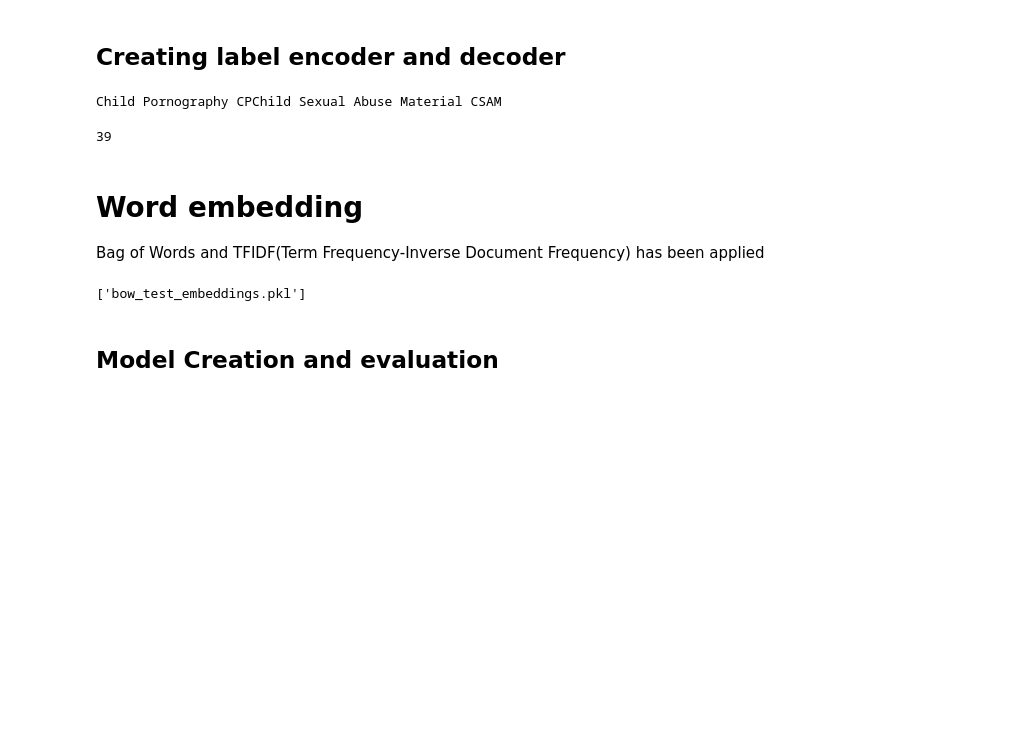
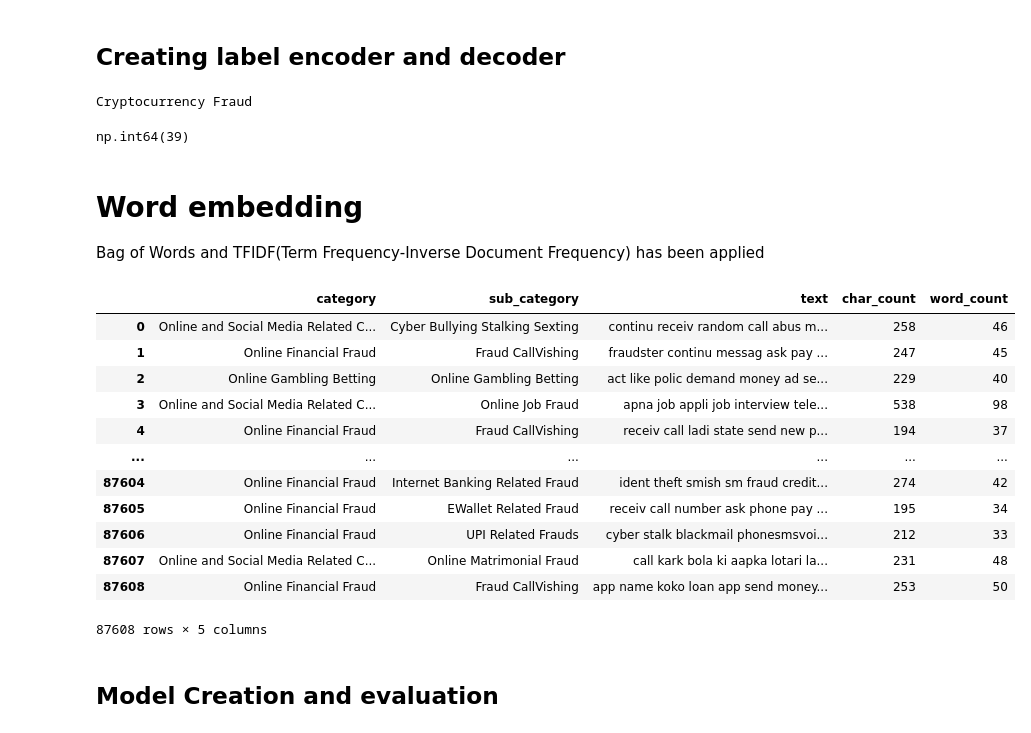
Before and after one commit to sumansamui/IndiaAI_CyberGuard_AI_Hackathon, a Jupyter notebook: End_to_End_Full_pipeline_NLP.ipynb, the cells around one changed output. Cells and saved outputs as stored; diff of their text form; code cells hidden in the pictures; blank space fills up the shorter version.

```diff
--- a/End_to_End_Full_pipeline_NLP.ipynb
+++ b/End_to_End_Full_pipeline_NLP.ipynb
@@ -230,6 +249,6 @@ test.to_csv('stemmed_test.csv', index=False)
 # %%
-data=pd.read_csv("/content/stemmed_text.csv")
-test= pd.read_csv("/content/stemmed_test.csv")
+data=pd.read_csv("stemmed_train.csv")
+test= pd.read_csv("stemmed_test.csv")
 data = data[data['text'].apply(lambda x: isinstance(x, str))]
 test = test[test['text'].apply(lambda x: isinstance(x, str))]
 # %% [markdown]
@@ -240,14 +259,14 @@ y = le.fit_transform(data['sub_category'])
 
 def decode_sub_category(encoded_value):
     return le.inverse_transform([encoded_value])[0]
-print(decode_sub_category(3))
+print(decode_sub_category(4))
 # %% [output]
-Child Pornography CPChild Sexual Abuse Material CSAM
+Cryptocurrency Fraud
 # %%
 N_CLASS=y.max()+1 # number of sub_categories present in data
 N_CLASS
 # %% [output]
-39
+np.int64(39)
 # %% [markdown]
 # Word embedding
 
@@ -265,12 +284,26 @@ bow_data = bow_vectorizer.fit_transform(data['text'])
 tfidf_test = tfidf_vectorizer.transform(test['text'])
 bow_test = bow_vectorizer.transform(test['text'])
 
-joblib.dump(tfidf_data, 'tfidf_data_embeddings.pkl')
-joblib.dump(bow_data, 'bow_data_embeddings.pkl')
-joblib.dump(tfidf_test, 'tfidf_test_embeddings.pkl')
-joblib.dump(bow_test, 'bow_test_embeddings.pkl')
+#joblib.dump(tfidf_data, 'tfidf_data_embeddings.pkl')
+#joblib.dump(bow_data, 'bow_data_embeddings.pkl')
+#joblib.dump(tfidf_test, 'tfidf_test_embeddings.pkl')
+#joblib.dump(bow_test, 'bow_test_embeddings.pkl')
-# %% [output]
-['bow_test_embeddings.pkl']
+# %%
+data
+# %% [output]
+|  | category | sub_category | text | char_count | word_count |
+| 0 | Online and Social Media Related C... | Cyber Bullying Stalking Sexting | continu receiv random call abus m... | 258 | 46 |
+| 1 | Online Financial Fraud | Fraud CallVishing | fraudster continu messag ask pay ... | 247 | 45 |
+| 2 | Online Gambling Betting | Online Gambling Betting | act like polic demand money ad se... | 229 | 40 |
+| 3 | Online and Social Media Related C... | Online Job Fraud | apna job appli job interview tele... | 538 | 98 |
+| 4 | Online Financial Fraud | Fraud CallVishing | receiv call ladi state send new p... | 194 | 37 |
+| ... | ... | ... | ... | ... | ... |
+| 87604 | Online Financial Fraud | Internet Banking Related Fraud | ident theft smish sm fraud credit... | 274 | 42 |
+| 87605 | Online Financial Fraud | EWallet Related Fraud | receiv call number ask phone pay ... | 195 | 34 |
+| 87606 | Online Financial Fraud | UPI Related Frauds | cyber stalk blackmail phonesmsvoi... | 212 | 33 |
+| 87607 | Online and Social Media Related C... | Online Matrimonial Fraud | call kark bola ki aapka lotari la... | 231 | 48 |
+| 87608 | Online Financial Fraud | Fraud CallVishing | app name koko loan app send money... | 253 | 50 |
+87608 rows × 5 columns
 # %% [markdown]
 ## Model Creation and evaluation
 # %% [markdown]
```
Also changed, not shown: parts of 38 cells of this notebook, 1 other file.
